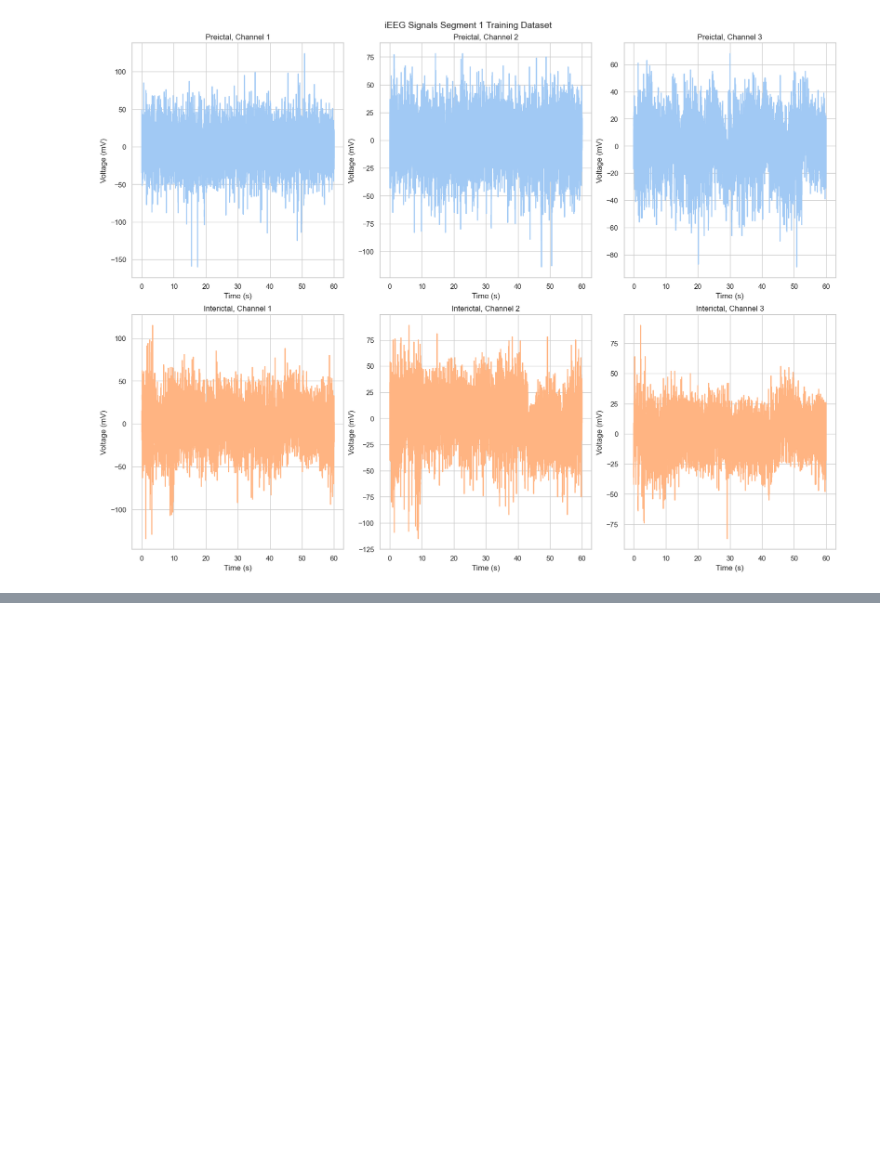
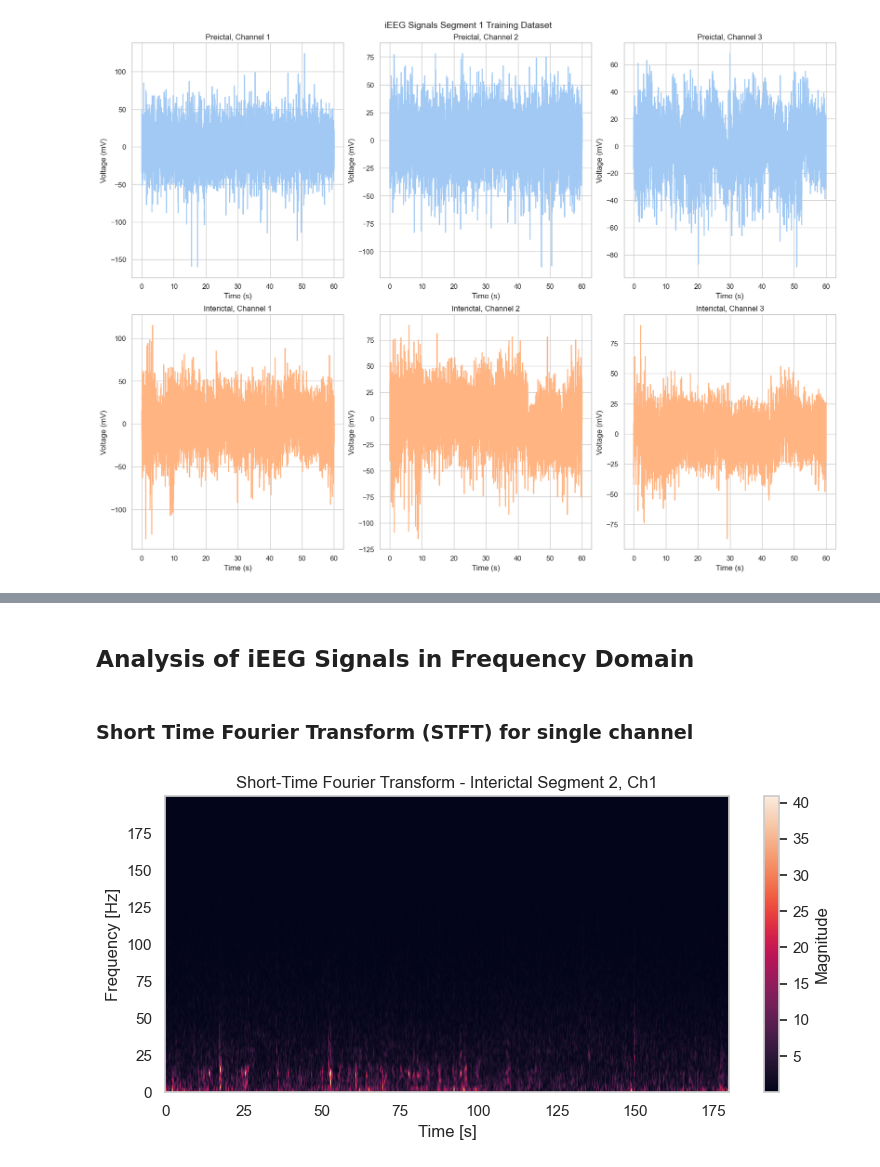
Before and after one commit to LucasVon0645/SeizureSen, a Jupyter notebook: notebooks/exploratory_data_analysis.ipynb, the cells around one changed output, grey strips where cells are left out. Drawn from its saved outputs; the diff is of its cells as text; code cells hidden in the pictures; blank space fills up the shorter version.

```diff
--- a/notebooks/exploratory_data_analysis.ipynb
+++ b/notebooks/exploratory_data_analysis.ipynb
@@ -222,0 +339,30 @@ std_comparison_df = pd.DataFrame({
+# %% [markdown]
+## Analysis of iEEG Signals in Frequency Domain
+# %% [markdown]
+### Short Time Fourier Transform (STFT) for single channel
+# %%
+segment_to_plot = 2
+ch_to_plot = 1
+
+interictal_segment_to_plot = interictal_training[segment_to_plot-1]
+
+fs = interictal_segment_to_plot["sampling_frequency"]
+time_window = 180
+samples_window = round(fs * time_window)
+
+signal = interictal_segment_to_plot["eeg_data"][ch_to_plot-1, 0:samples_window-1]
+
+# Compute the Short-Time Fourier Transform (STFT)
+f, t_stft, Zxx = stft(signal, fs, nperseg=256)
+
+# Plot the STFT
+plt.figure(figsize=(8, 4))
+plt.pcolormesh(t_stft, f, np.abs(Zxx), shading='gouraud')
+plt.title(f'Short-Time Fourier Transform - Interictal Segment {segment_to_plot}, Ch{ch_to_plot}')
+plt.xlabel('Time [s]')
+plt.ylabel('Frequency [Hz]')
+plt.colorbar(label='Magnitude')
+plt.tight_layout()
+plt.show()
+# %% [output]
+[figure, added]
```
Also changed, not shown: parts of 30 cells of this notebook, 1 other file.
